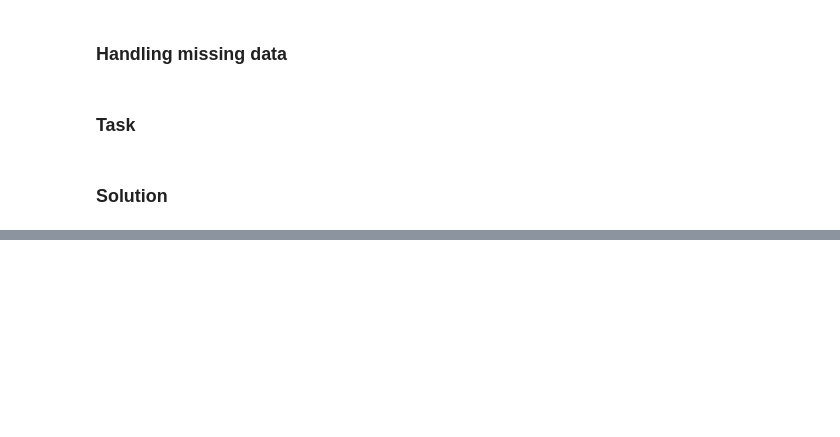
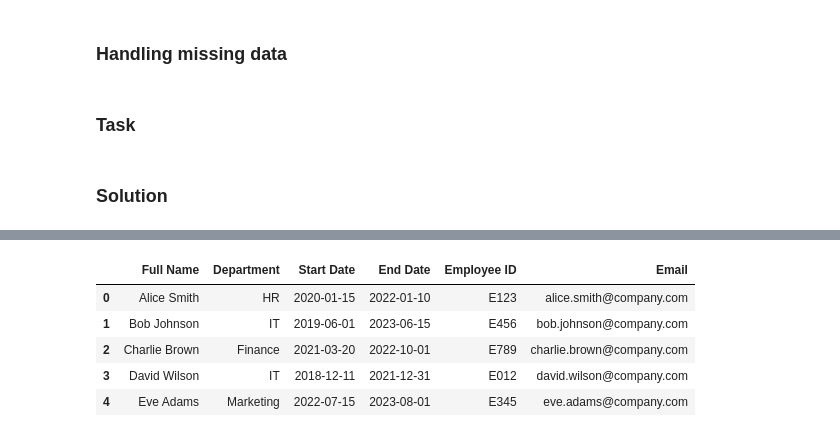
Before and after one commit to Ola1954/Python-Programming-for-Business-Analytics, a Jupyter notebook: Python_IV.ipynb, the cells around one changed output, grey strips where cells are left out. Drawn from its saved outputs; the diff is of its cells as text; code cells hidden in the pictures; blank space fills up the shorter version.

```diff
--- a/Python_IV.ipynb
+++ b/Python_IV.ipynb
@@ -230,0 +235,33 @@ grouped_data = missing_df.groupby('Department').agg(
+# %%
+import pandas as pd
+
+# Your DataFrame
+data = {
+    'Full Name': ['Alice Smith', 'Bob Johnson', 'Charlie Brown', 'David Wilson', 'Eve Adams'],
+    'Department': ['HR', 'IT', 'Finance', 'IT', 'Marketing'],
+    'Start Date': ['2020-01-15', '2019-06-01', '2021-03-20', '2018-12-11', '2022-07-15'],
+    'End Date': ['1/10/2022', '6/15/2023', '10/1/2022', '12/31/2021', '8/1/2023'],
+    'Employee ID': ['E123', 'E456', 'E789', 'E012', 'E345'],
+    'Email': ['alice.smith@company.com', 'bob.johnson@company.com', 'charlie.brown@company.com', 'david.wilson@company.com', 'eve.adams@company.com']
+}
+
+string_datetime_df = pd.DataFrame(data)
+
+# Convert 'Start Date' to datetime
+string_datetime_df['Start Date'] = pd.to_datetime(string_datetime_df['Start Date'])
+
+# Access the dt accessor and list its methods
+methods = [method for method in dir(string_datetime_df['Start Date'].dt) if not method.startswith('_')]
+list(methods)
+# %%
+# Parsing string to datetime
+string_datetime_df['End Date'] = pd.to_datetime(string_datetime_df['End Date'], errors='coerce')
+
+string_datetime_df
+# %% [output]
+|  | Full Name | Department | Start Date | End Date | Employee ID | Email |
+| 0 | Alice Smith | HR | 2020-01-15 | 2022-01-10 | E123 | alice.smith@company.com |
+| 1 | Bob Johnson | IT | 2019-06-01 | 2023-06-15 | E456 | bob.johnson@company.com |
+| 2 | Charlie Brown | Finance | 2021-03-20 | 2022-10-01 | E789 | charlie.brown@company.com |
+| 3 | David Wilson | IT | 2018-12-11 | 2021-12-31 | E012 | david.wilson@company.com |
+| 4 | Eve Adams | Marketing | 2022-07-15 | 2023-08-01 | E345 | eve.adams@company.com |
```
Also changed, not shown: parts of 9 cells of this notebook.
